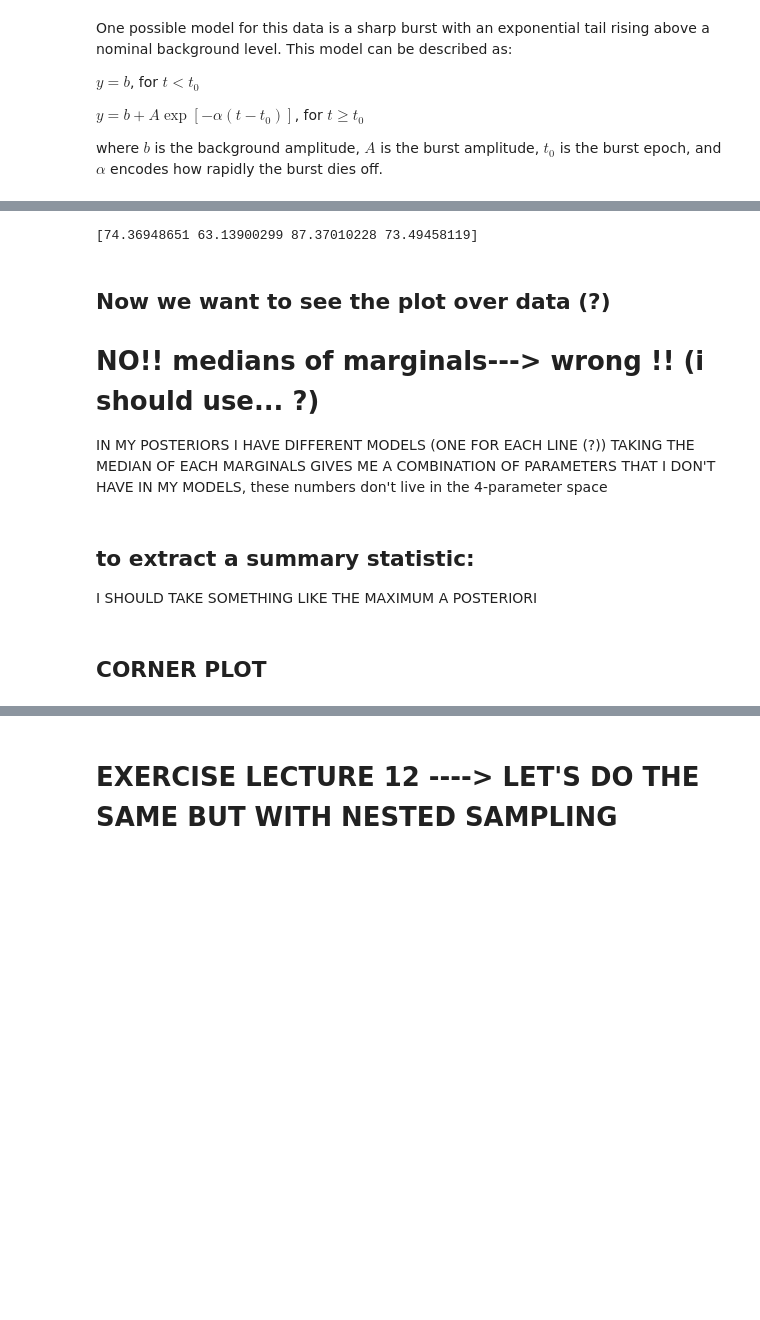
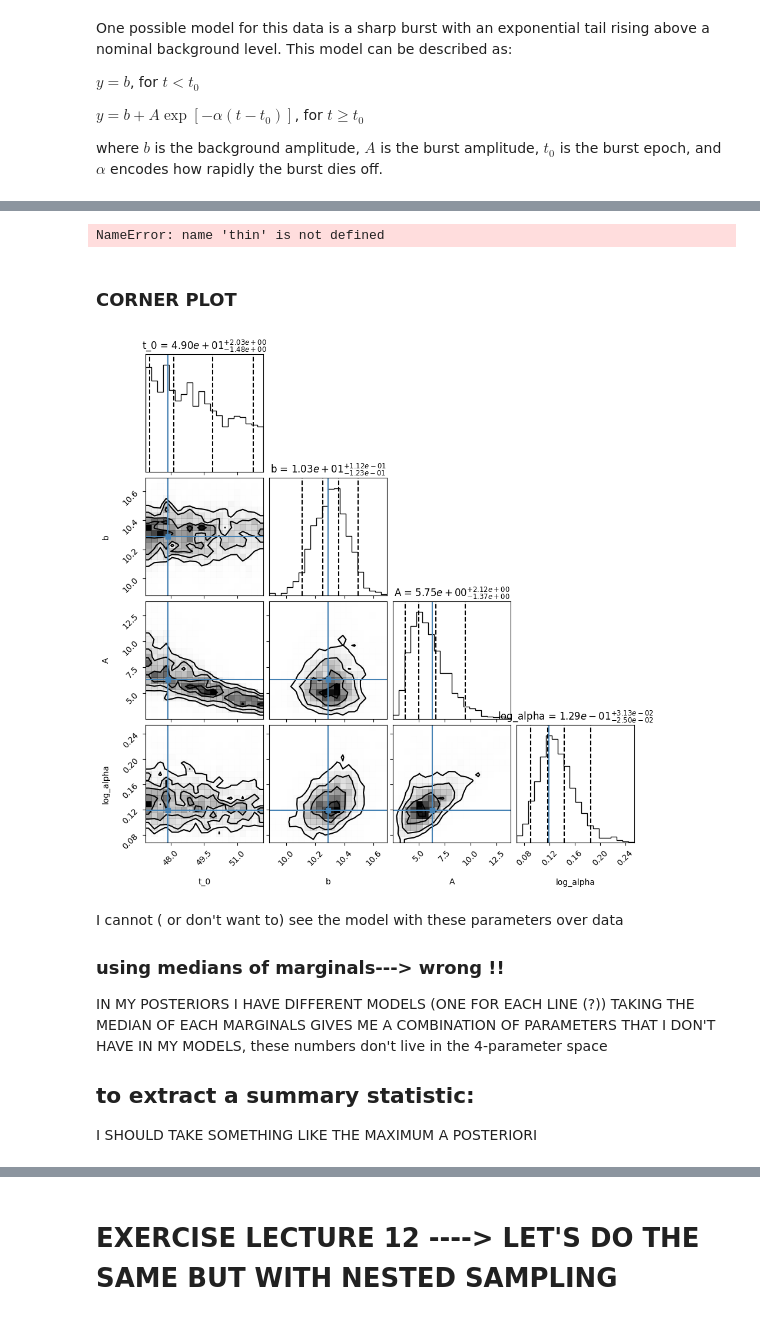
Before and after one commit to malvibellotti/astrostatistics_bicocca_2024, a Jupyter notebook: working/lecture_11_12.ipynb, the cells around one changed output, grey strips where cells are left out. Saved outputs shown, nothing was run; the diff lists cells and outputs as text; code cells hidden in the pictures; blank space fills up the shorter version.

```diff
--- a/working/lecture_11_12.ipynb
+++ b/working/lecture_11_12.ipynb
@@ -47,10 +96,8 @@ def model_ (t, par):
 
     return modello
 # %%
-# compute the data log-likelihood given a model
+#gaussian log likelihood ()
 def logL(par, data, model=model_):
-
-    """Gaussian log-likelihood of the model """
     x = data [:,0]
     y = data [:,1]
     sigma_y = data [:,2]
@@ -58,8 +105,7 @@ def logL(par, data, model=model_):
     y_fit = model(x, par)
     return sum(stats.norm.logpdf(*args) for args in zip(y, y_fit, sigma_y))
 
-# a direct optimization approach is used to get best model
-# parameters (which minimize -logL)
+# parameters which minimize -logL
 def best_par(model=model_, data=data):
     par_0 = [48, 10, 4, 1/20]
 
@@ -242,0 +271,15 @@ emcee_trace = sampler.get_chain(discard=burn, thin=30, flat=True).flatten()
+# %%
+print(sampler.chain.shape)
+print(sampler.acceptance_fraction)
+tau = sampler.get_autocorr_time()
+print('autocorrelation time ( how many steps to forget where it started):', tau, "Burn-in will be a few times ", tau[0])
+thin = int(np.mean(tau)/2) # thin by  half the autocorrelation time
+burn = thin*10
+
+# flatten the thinned chain, to get a flat list of samples
+emcee_trace = sampler.get_chain(discard=burn, thin=thin, flat=True).flatten()
+print("trace shape:", emcee_trace.shape)
+
+
+emcee_thinned = sampler.get_chain(discard=burn, thin=thin, flat=True)
+print("thinned MC shape: ", emcee_thinned.shape)
@@ -243,6 +293,15 @@ emcee_trace = sampler.get_chain(discard=burn, thin=30, flat=True).flatten()
 # %%
-print(tau)
-
-emcee_thinned = sampler.get_chain(discard=burn, thin=30, flat=True)
+sampler.get_chain(discard=burn, thin=thin, flat=True).shape
 # %% [output]
-[74.36948651 63.13900299 87.37010228 73.49458119]
+NameError: name 'thin' is not defined
+# %% [markdown]
+### CORNER PLOT
+# %%
+#I don't have the true values, I can plot the values i got from max likelihood estimation
+fig = corner.corner(emcee_thinned, labels=labels, truths=par,
+                    quantiles= (0.05, 0.32, 0.68,0.95),
+                    color = "black", title_quantiles=(0.16, 0.5, 0.84),
+                    show_titles=True, title_fmt='.2e', title_kwargs={"fontsize": 12},
+                    plot_contours=True, plot_density=True, plot_datapoints=False, smooth=0.5);
+# %% [output]
+[figure, added]
@@ -249,11 +322,7 @@ emcee_thinned = sampler.get_chain(discard=burn, thin=30, flat=True)
 # %% [markdown]
-## Now we want to see the plot over data (?)
-
-# NO!! medians of marginals---> wrong !! (i should use... ?)
+I cannot ( or don't want to) see the model with these parameters over data
+### using medians of marginals---> wrong !!
 IN MY POSTERIORS I HAVE DIFFERENT MODELS (ONE FOR EACH LINE (?))
 TAKING THE MEDIAN OF EACH MARGINALS GIVES ME A COMBINATION OF PARAMETERS THAT I DON'T HAVE IN MY MODELS, these numbers don't live in the 4-parameter space
+## to extract a summary statistic:
+I SHOULD TAKE SOMETHING LIKE THE MAXIMUM A POSTERIORI
-# %% [markdown]
-## to extract a summary statistic:
-I SHOULD TAKE SOMETHING LIKE THE MAXIMUM A POSTERIORI
-# %% [markdown]
-## CORNER PLOT
```
Also changed, not shown: parts of 31 cells of this notebook, 4 other files.
